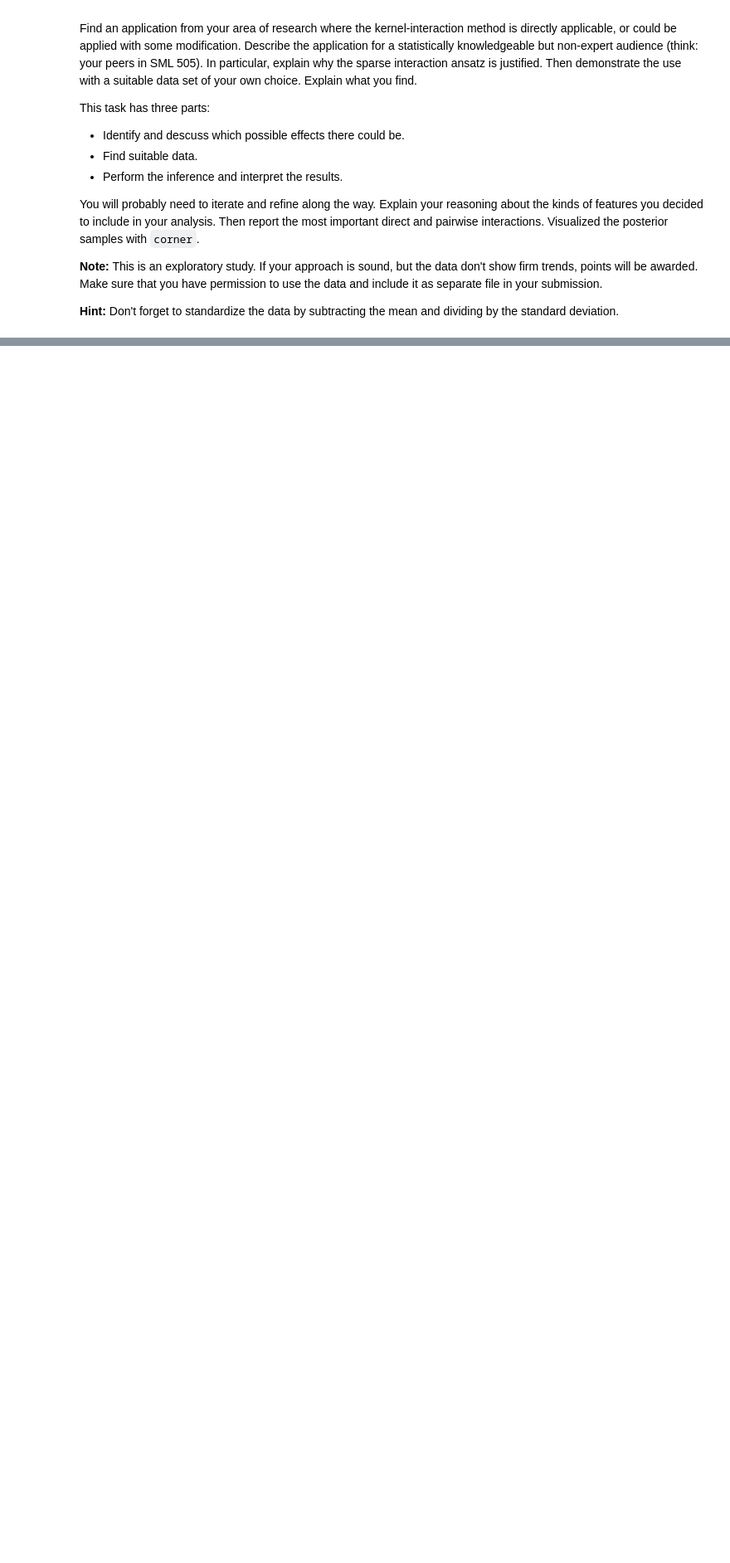
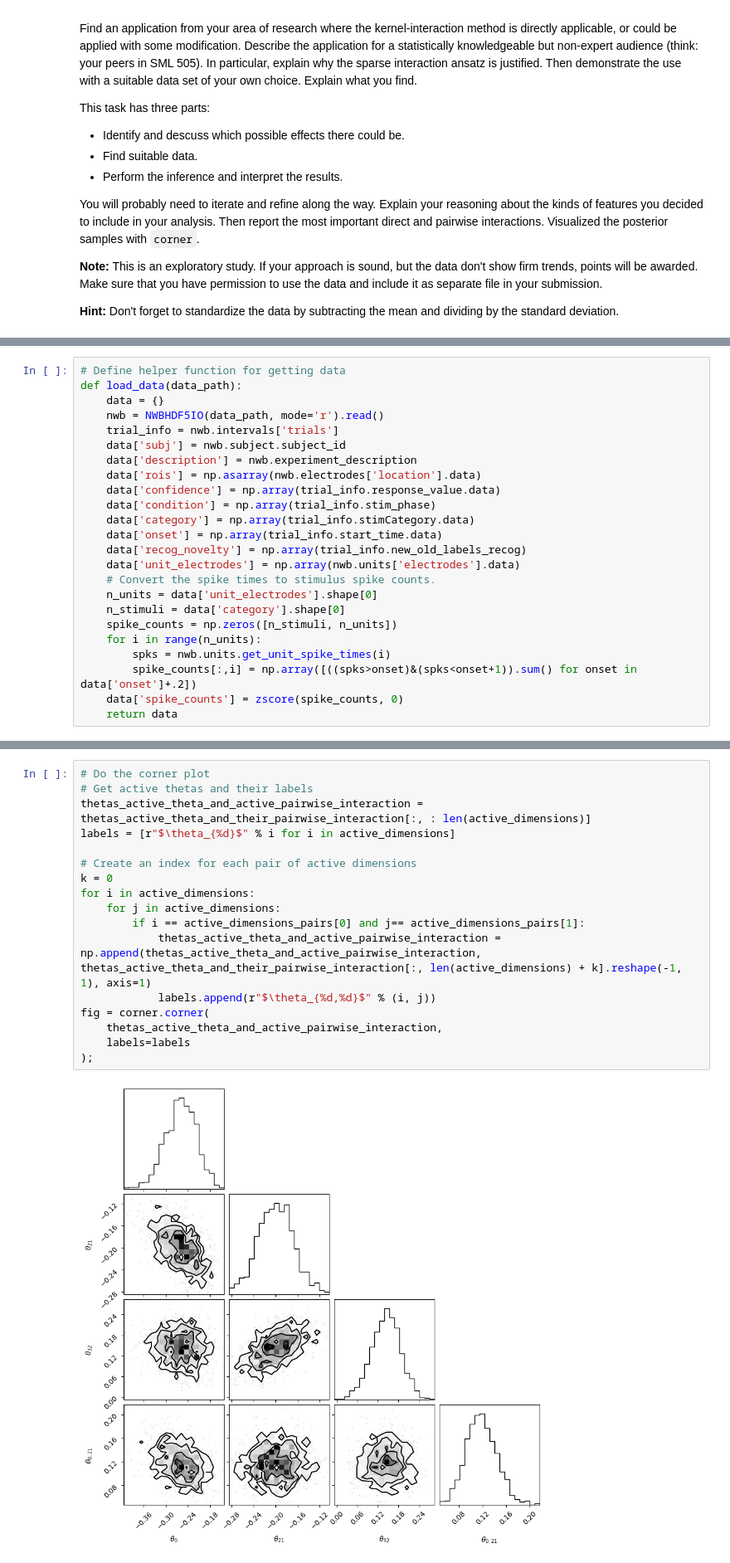
Before and after one commit to vanessaroser/SML505_FinalProject, a Jupyter notebook: Yunchang_FinalProject.ipynb, the cells around one changed output, grey strips where cells are left out. Shown at 83% size. Saved outputs shown, nothing was run; the diff lists cells and outputs as text; blank space fills up the shorter version.

```diff
--- a/Yunchang_FinalProject.ipynb
+++ b/Yunchang_FinalProject.ipynb
@@ -582,0 +594,24 @@ You will probably need to iterate and refine along the way. Explain your reasoni
+# %%
+# Define helper function for getting data
+def load_data(data_path):
+    data = {}
+    nwb = NWBHDF5IO(data_path, mode='r').read()
+    trial_info = nwb.intervals['trials']
+    data['subj'] = nwb.subject.subject_id
+    data['description'] = nwb.experiment_description
+    data['rois'] = np.asarray(nwb.electrodes['location'].data)
+    data['confidence'] = np.array(trial_info.response_value.data)
+    data['condition'] = np.array(trial_info.stim_phase)
+    data['category'] = np.array(trial_info.stimCategory.data)
+    data['onset'] = np.array(trial_info.start_time.data)
+    data['recog_novelty'] = np.array(trial_info.new_old_labels_recog)
+    data['unit_electrodes'] = np.array(nwb.units['electrodes'].data)
+    # Convert the spike times to stimulus spike counts.
+    n_units = data['unit_electrodes'].shape[0]
+    n_stimuli = data['category'].shape[0]
+    spike_counts = np.zeros([n_stimuli, n_units])
+    for i in range(n_units):
+        spks = nwb.units.get_unit_spike_times(i)
+        spike_counts[:,i] = np.array([((spks>onset)&(spks<onset+1)).sum() for onset in data['onset']+.2])
+    data['spike_counts'] = zscore(spike_counts, 0)
+    return data
@@ -582,0 +782,19 @@ You will probably need to iterate and refine along the way. Explain your reasoni
+# %%
+# Do the corner plot
+# Get active thetas and their labels
+thetas_active_theta_and_active_pairwise_interaction = thetas_active_theta_and_their_pairwise_interaction[:, : len(active_dimensions)]
+labels = [r"$\theta_{%d}$" % i for i in active_dimensions]
+
+# Create an index for each pair of active dimensions
+k = 0
+for i in active_dimensions:
+    for j in active_dimensions:
+        if i == active_dimensions_pairs[0] and j== active_dimensions_pairs[1]:
+            thetas_active_theta_and_active_pairwise_interaction = np.append(thetas_active_theta_and_active_pairwise_interaction, thetas_active_theta_and_their_pairwise_interaction[:, len(active_dimensions) + k].reshape(-1, 1), axis=1)
+            labels.append(r"$\theta_{%d,%d}$" % (i, j))
+fig = corner.corner(
+    thetas_active_theta_and_active_pairwise_interaction,
+    labels=labels
+);
+# %% [output]
+[figure, added]
```
Also changed, not shown: parts of 9 cells of this notebook.
